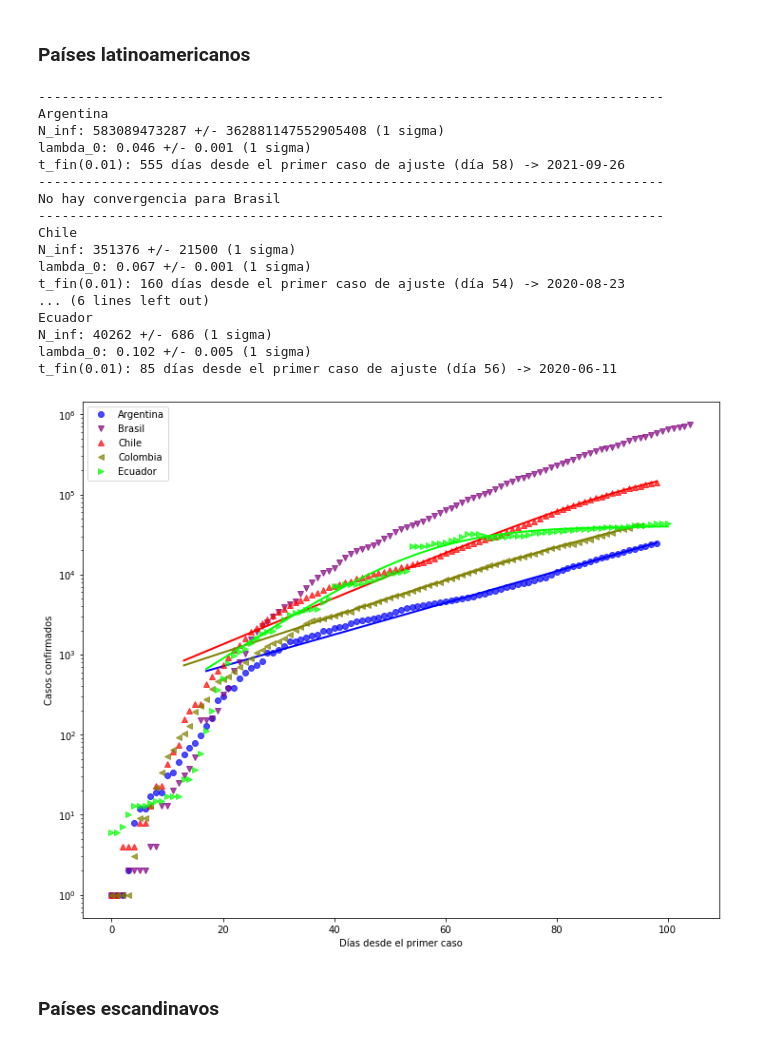
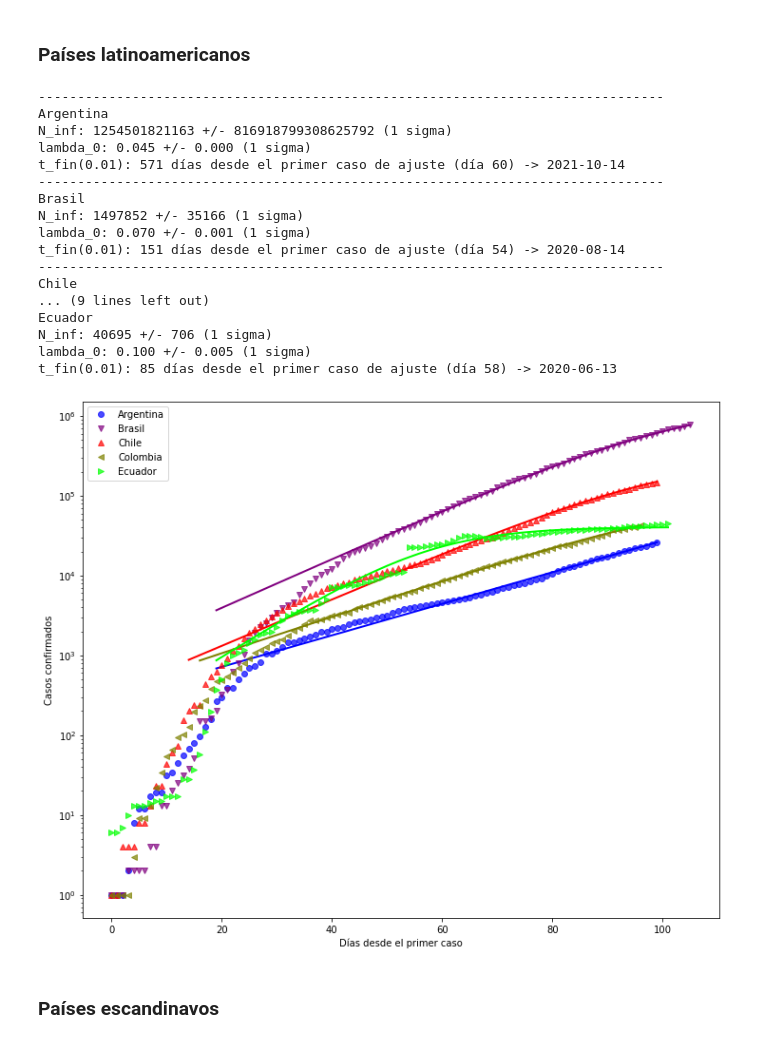
Before and after one commit to manuxch/logistic-covid19, a Jupyter notebook: Logistic_model_COVID-19.ipynb, the cells around one changed output. Drawn from its saved outputs; the diff is of its cells as text; code cells hidden in the pictures.

Commit message:
Actualización diaria de visualizaciones, ajustes y registros

```diff
--- a/Logistic_model_COVID-19.ipynb
+++ b/Logistic_model_COVID-19.ipynb
@@ -203,26 +203,26 @@ t_fin(0.01): 114 días desde el primer caso de ajuste (día 49) -> 2020-07-03
 # %% [markdown]
 ### Países latinoamericanos
 # %%
-plot_fit(cases_lat, 100, 'Casos confirmados', logscale=True, p_fin=0.01)
+plot_fit(cases_lat, 200, 'Casos confirmados', logscale=True, p_fin=0.01)
 # %% [output]
 --------------------------------------------------------------------------------
 Argentina
-N_inf: 583089473287 +/- 362881147552905408 (1 sigma)
-lambda_0: 0.046 +/- 0.001 (1 sigma)
-t_fin(0.01): 555 días desde el primer caso de ajuste (día 58) -> 2021-09-26
+N_inf: 1254501821163 +/- 816918799308625792 (1 sigma)
+lambda_0: 0.045 +/- 0.000 (1 sigma)
+t_fin(0.01): 571 días desde el primer caso de ajuste (día 60) -> 2021-10-14
 --------------------------------------------------------------------------------
-No hay convergencia para Brasil
+Brasil
+N_inf: 1497852 +/- 35166 (1 sigma)
+lambda_0: 0.070 +/- 0.001 (1 sigma)
+t_fin(0.01): 151 días desde el primer caso de ajuste (día 54) -> 2020-08-14
 --------------------------------------------------------------------------------
 Chile
-N_inf: 351376 +/- 21500 (1 sigma)
-lambda_0: 0.067 +/- 0.001 (1 sigma)
-t_fin(0.01): 160 días desde el primer caso de ajuste (día 54) -> 2020-08-23
-... (6 lines left out)
+... (9 lines left out)
 Ecuador
-N_inf: 40262 +/- 686 (1 sigma)
-lambda_0: 0.102 +/- 0.005 (1 sigma)
-t_fin(0.01): 85 días desde el primer caso de ajuste (día 56) -> 2020-06-11
+N_inf: 40695 +/- 706 (1 sigma)
+lambda_0: 0.100 +/- 0.005 (1 sigma)
+t_fin(0.01): 85 días desde el primer caso de ajuste (día 58) -> 2020-06-13
-[figure, old version]
+[figure, new version]
 # %% [markdown]
 ### Países escandinavos
 # %%
```
Also changed, not shown: parts of 8 cells of this notebook.
